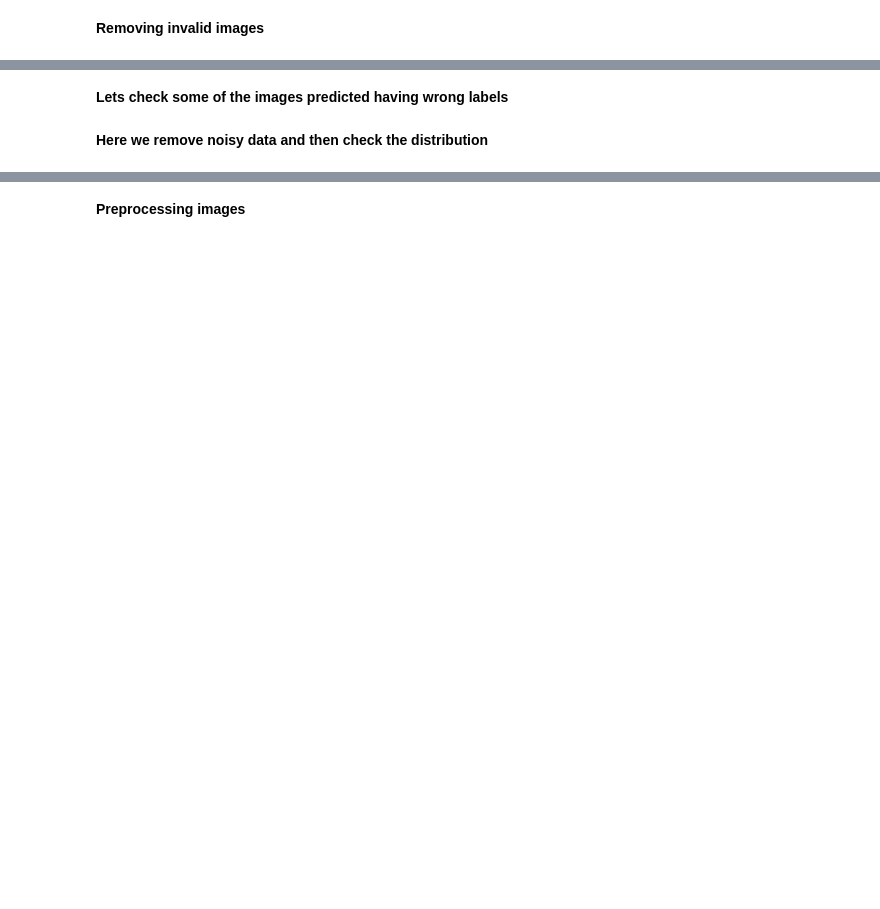
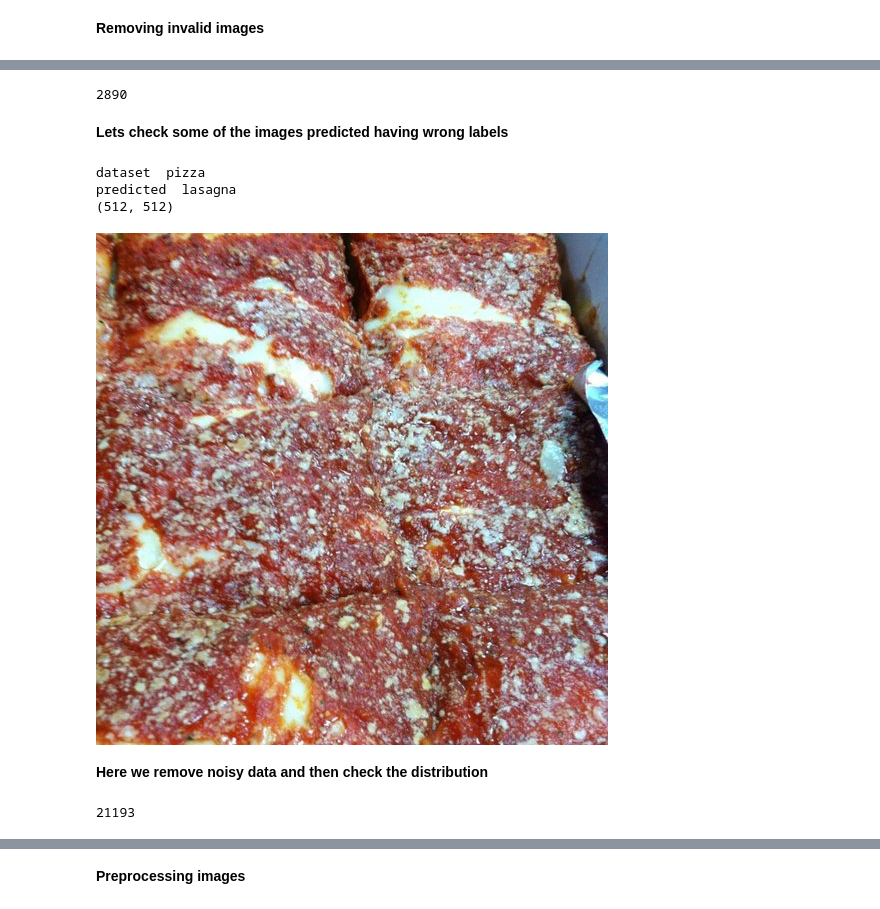
Before and after one commit to sinaaasghari/Second-Try, a Jupyter notebook: image_model.ipynb, the cells around one changed output, grey strips where cells are left out. Drawn from its saved outputs; the diff is of its cells as text; code cells hidden in the pictures; blank space fills up the shorter version.

```diff
--- a/image_model.ipynb
+++ b/image_model.ipynb
@@ -82,3 +90,30 @@ We used the code below to get "accuracy_score.csv" on kaggle because of GPU limi
+# %%
+tf.debugging.set_log_device_placement(True)
+with tf.device("/GPU:0"):
+    checkpoint = "openai/clip-vit-large-patch14"
+    detector = pipeline(model=checkpoint, task="zero-shot-image-classification", device = 0)
+    n = len(x['train'])
+
+batch_size = 32
+acc = []
+
+def process_batch(batch):
+    images = batch['image']
+    labels = x['train'].features['label'].names
+    predictions = detector(images, candidate_labels=labels)
+    return predictions
+
+for i in range(0, n, batch_size):
+    print(i)
+    batch = x['train'][i:i+batch_size]
+    predictions = process_batch(batch)
+    for j, item in enumerate(batch['image']):
+        predicted_scores = predictions[j]
+        acc.append(predicted_scores)
+
+acc = np.array(acc)
+acc_df = pd.DataFrame(acc)
+acc_df.to_csv('accuracy_scores.csv', index=False)
 # %%
 scores = pd.read_csv("accuracy_scores.csv")
 scores
@@ -94,16 +143,23 @@ for i in range(len(x['train'])):
         wrongIndexList.append(i)
 # %%
 len(wrongIndexList)
+# %% [output]
+2890
 # %% [markdown]
 **Lets check some of the images predicted having wrong labels**
 # %%
-n = wrongIndexList[2889]
+n = wrongIndexList[2800]
 image = x['train'][n]['image']
 label = x['train'][n]['label']
 print("dataset ", x['train'].features['label'].names[label])
 print("predicted ", ast.literal_eval(scores['0'][n])['label'])
 print(image.size)
 image
+# %% [output]
+dataset  pizza
+predicted  lasagna
+(512, 512)
+[figure, added]
 # %% [markdown]
 **Here we remove noisy data and then check the distribution**
 # %%
@@ -127,3 +172,7 @@ loaded_dataset['train']
+# %%
+len(x['train'])
+# %% [output]
+21193
 # %%
 label_counts = Counter(x['train']['label'])
 label_counts_series = pd.Series(label_counts)
```
Also changed, not shown: parts of 32 cells of this notebook, 4 other files.
